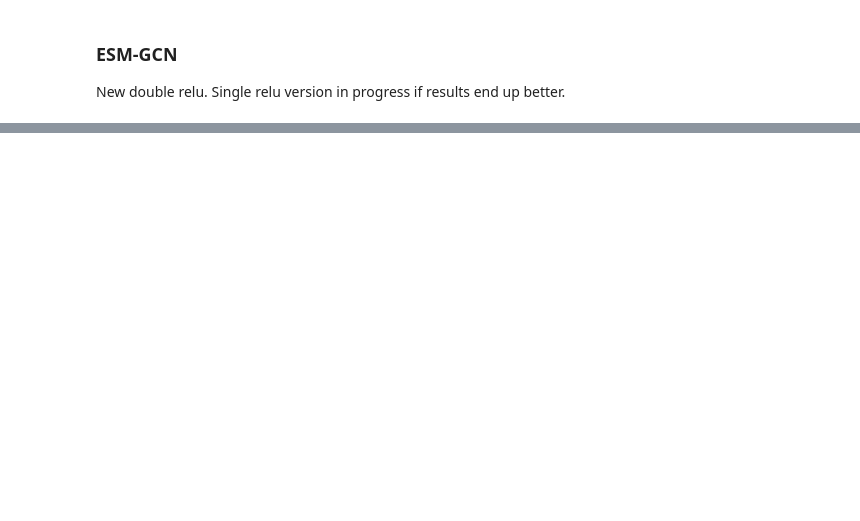
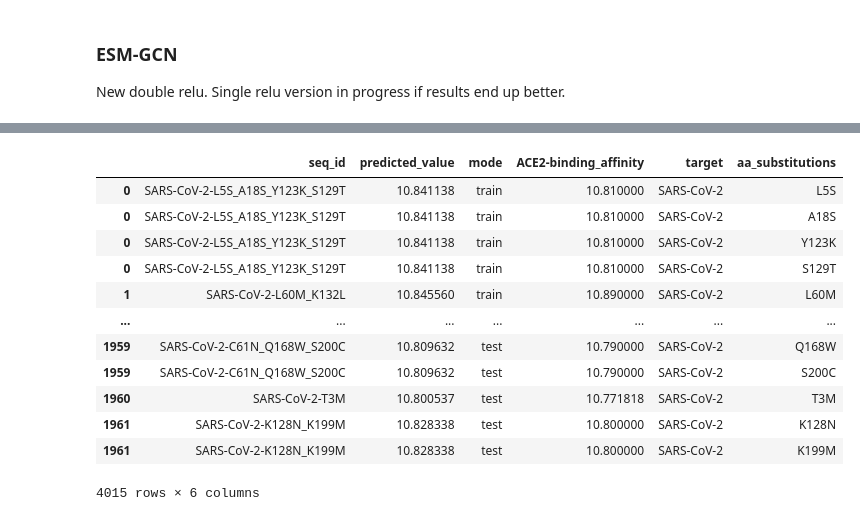
Before and after one commit to stelleg/Spike_NLP, a Jupyter notebook: notebooks/models/measured_vs_predicted_scatter.ipynb, the cells around one changed output, grey strips where cells are left out. Drawn from its saved outputs; the diff is of its cells as text; code cells hidden in the pictures; blank space fills up the shorter version.

```diff
--- a/notebooks/models/measured_vs_predicted_scatter.ipynb
+++ b/notebooks/models/measured_vs_predicted_scatter.ipynb
@@ -660,0 +739,20 @@ plot_predicted_value_scatter_with_threshold(merged_df, "RBD_expression", "predic
+# %%
+b_beyond_wt_df = pd.read_csv("../../results/plots/measured_vs_predicted/esm_fcn_binding-scatter-beyond_wt.csv", sep=',', header=0, usecols=['seq_id', 'predicted_value', 'mode', 'ACE2-binding_affinity'])
+b_beyond_wt_df['target'] = b_beyond_wt_df['seq_id'].str.rsplit('-', n=1).str[0]
+b_beyond_wt_df['aa_substitutions'] = b_beyond_wt_df['seq_id'].str.rsplit('-', n=1).str[1].str.rsplit('_')
+b_beyond_wt_df = b_beyond_wt_df.explode('aa_substitutions')
+b_beyond_wt_df
+# %% [output]
+|  | seq_id | predicted_value | mode | ACE2-binding_affinity | target | aa_substitutions |
+| 0 | SARS-CoV-2-L5S_A18S_Y123K_S129T | 10.841138 | train | 10.810000 | SARS-CoV-2 | L5S |
+| 0 | SARS-CoV-2-L5S_A18S_Y123K_S129T | 10.841138 | train | 10.810000 | SARS-CoV-2 | A18S |
+| 0 | SARS-CoV-2-L5S_A18S_Y123K_S129T | 10.841138 | train | 10.810000 | SARS-CoV-2 | Y123K |
+| 0 | SARS-CoV-2-L5S_A18S_Y123K_S129T | 10.841138 | train | 10.810000 | SARS-CoV-2 | S129T |
+| 1 | SARS-CoV-2-L60M_K132L | 10.845560 | train | 10.890000 | SARS-CoV-2 | L60M |
+| ... | ... | ... | ... | ... | ... | ... |
+| 1959 | SARS-CoV-2-C61N_Q168W_S200C | 10.809632 | test | 10.790000 | SARS-CoV-2 | Q168W |
+| 1959 | SARS-CoV-2-C61N_Q168W_S200C | 10.809632 | test | 10.790000 | SARS-CoV-2 | S200C |
+| 1960 | SARS-CoV-2-T3M | 10.800537 | test | 10.771818 | SARS-CoV-2 | T3M |
+| 1961 | SARS-CoV-2-K128N_K199M | 10.828338 | test | 10.800000 | SARS-CoV-2 | K128N |
+| 1961 | SARS-CoV-2-K128N_K199M | 10.828338 | test | 10.800000 | SARS-CoV-2 | K199M |
+4015 rows × 6 columns
```
Also changed, not shown: parts of 8 cells of this notebook, 15 other files.
